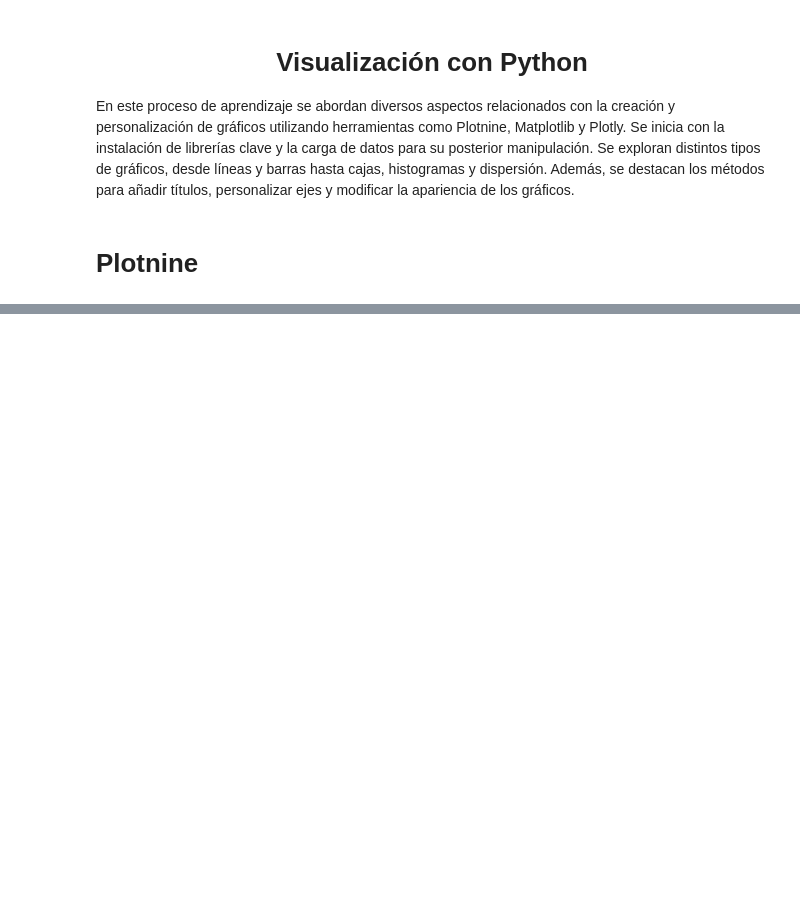
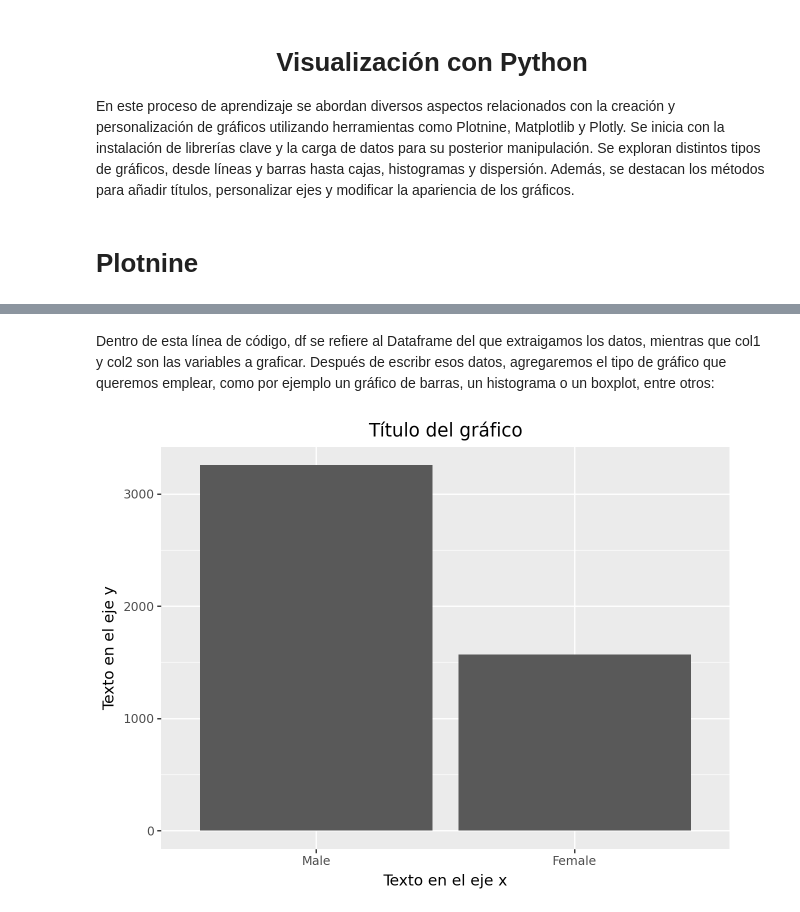
Before and after one commit to Itse-Lenguaje-para-analisis-de-datos-II/Lenguaje-para-analisis-de-datos-II, a Jupyter notebook: Modulo 3/Clase 3.ipynb, the cells around one changed output, grey strips where cells are left out. Saved outputs shown, nothing was run; the diff lists cells and outputs as text; code cells hidden in the pictures; blank space fills up the shorter version.

```diff
--- a/Modulo 3/Clase 3.ipynb
+++ b/Modulo 3/Clase 3.ipynb
@@ -9,0 +60,6 @@ En este proceso de aprendizaje se abordan diversos aspectos relacionados con la
+# %% [markdown]
+Dentro de esta línea de código, df se refiere al Dataframe del que extraigamos los datos, mientras que col1 y col2 son las variables a graficar. Después de escribr esos datos, agregaremos el tipo de gráfico que queremos emplear, como por ejemplo un gráfico de barras, un histograma o un boxplot, entre otros:
+# %%
+ggplot(aes(x="sex" , y="total_bill"),df) + geom_bar(stat="identity")+xlab ("Texto en el eje x")+ylab ("Texto en el eje y")+ggtitle ("Título del gráfico")
+# %% [output]
+[figure, added]
```
Also changed, not shown: parts of 9 cells of this notebook.
